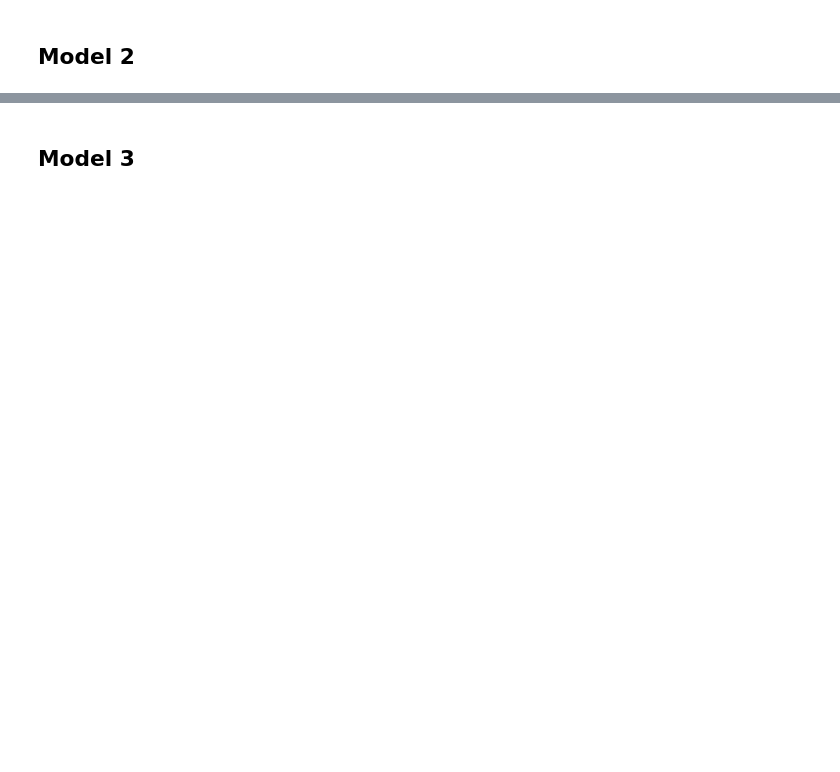
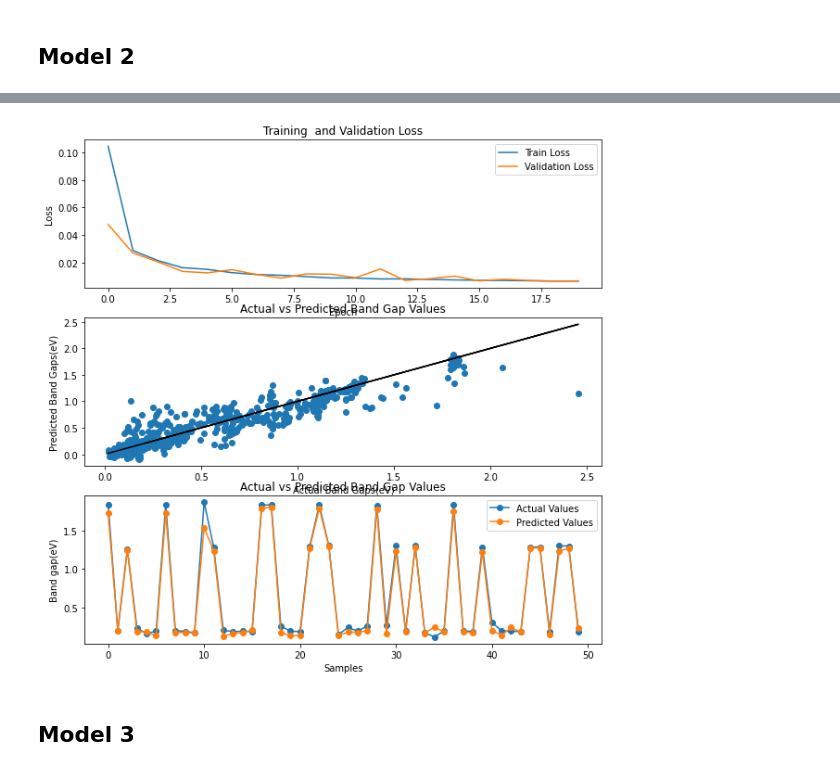
Before and after one commit to AdamKimhub/Msproject1, a Jupyter notebook: cvae1.ipynb, the cells around one changed output, grey strips where cells are left out. Cells and saved outputs as stored; diff of their text form; code cells hidden in the pictures; blank space fills up the shorter version.

```diff
--- a/cvae1.ipynb
+++ b/cvae1.ipynb
@@ -690,0 +299,15 @@ Streaming output truncated to the last 5000 lines.
+# %%
+# Find the graph where the edge features has shape 0 and remove them from the training set
+
+def remove_1_defect_graphs(graphs):
+    unwanted = []
+    for i, data in enumerate(graphs):
+        if data.edge_attr.shape[0] == 0:
+            unwanted.append(i)
+
+    new_graphs = [data for i, data in enumerate(graphs) if i not in unwanted]
+    return new_graphs
+
+new_train_graphs = remove_1_defect_graphs(train_graphs)
+new_val_graphs = remove_1_defect_graphs(val_graphs)
+new_test_graphs = remove_1_defect_graphs(test_graphs)
@@ -895,7 +582,7 @@ RuntimeError: mat1 and mat2 shapes cannot be multiplied (36x68 and 80x8)
 ## Model 2
 # %%
 class Model2(nn.Module):
-    def __init__(self, node_dim=27, edge_dim=14, hidden_dim=64, embed_dim=64, u_dim=25):
+    def __init__(self, node_dim=NODE_DIM, edge_dim=EDGE_DIM, hidden_dim=HIDDEN_DIM, embed_dim=EMBED_DIM, u_dim=U_DIM):
         super().__init__()
 
         # For the edges
@@ -953,3 +656,4 @@ RuntimeError: mat1 and mat2 shapes cannot be multiplied (1x31 and 25x64)
+[figure, added]
 # %% [markdown]
 ## Model 3
 # %%
```
Also changed, not shown: parts of 40 cells of this notebook, 7 other files.
